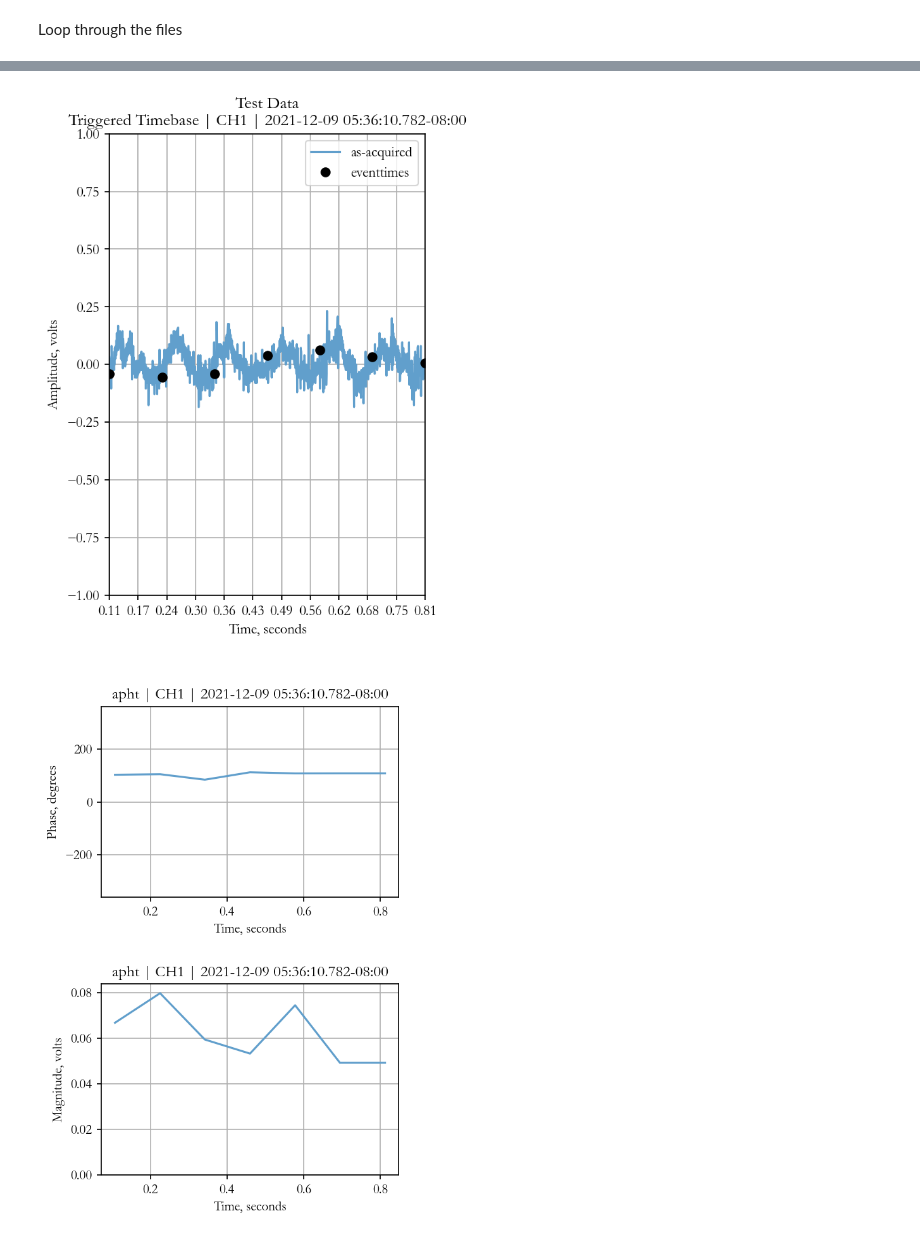
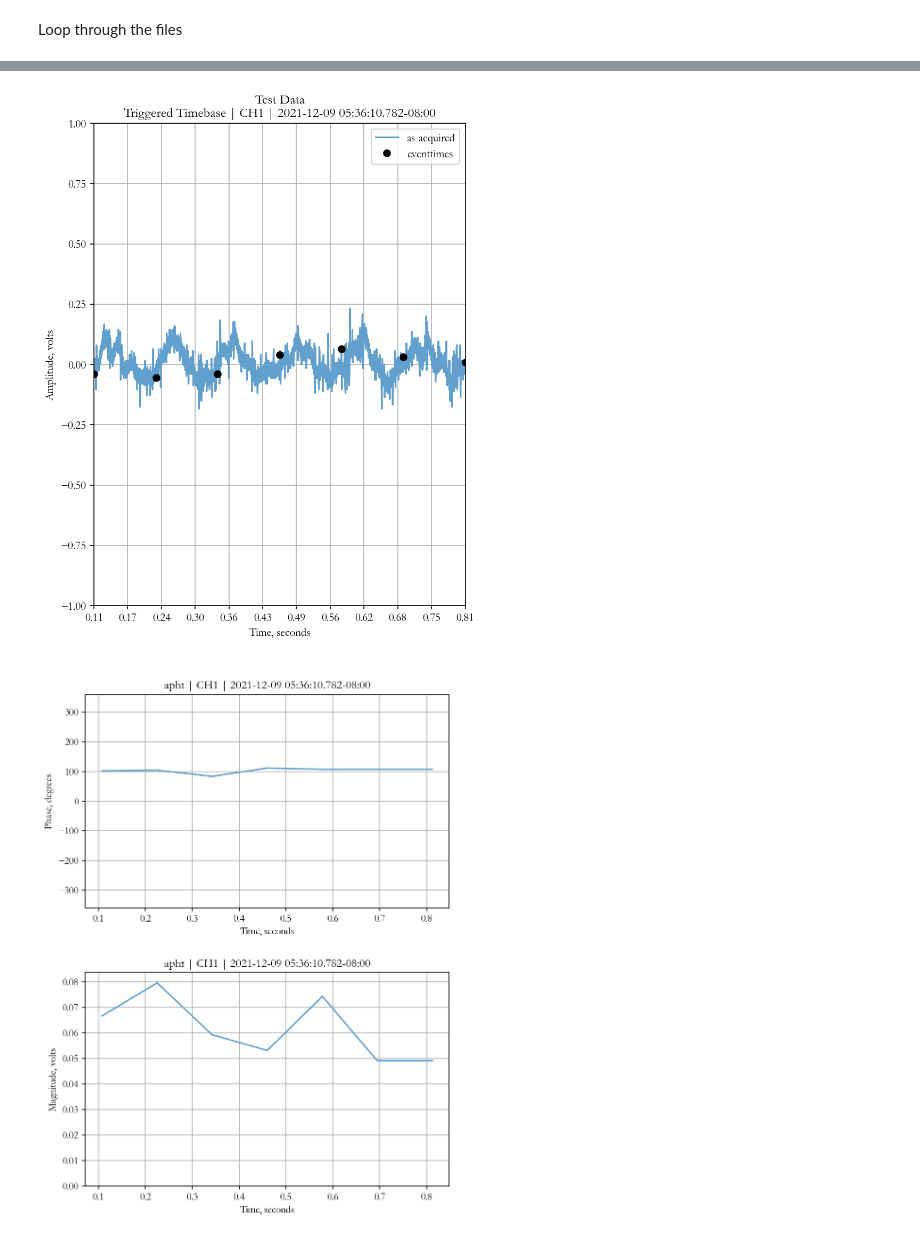
Before and after one commit to RobotSquirrelProd/AppliedVibrationAnalysis, a Jupyter notebook: PlotScopeData.ipynb, the cells around one changed output, grey strips where cells are left out. Saved outputs shown, nothing was run; the diff lists cells and outputs as text; code cells hidden in the pictures.

```diff
--- a/PlotScopeData.ipynb
+++ b/PlotScopeData.ipynb
@@ -4,7 +4,7 @@
 ### Import the libraries
 # %%
 import matplotlib.pyplot as plt
-plt.rcParams['figure.figsize'] = [4, 6]
+plt.rcParams['figure.figsize'] = [6, 8]
 plt.rcParams['figure.dpi'] = 150
 import numpy as np
 import math
@@ -126,7 +126,7 @@ for idx, str_filename in enumerate(lst_filenames):
     # Plotting limits, then plot the signal
     class1.ylim_tb(ylim_tb_in=[-0.5, 0.5])
     class1.ylim_tb(ylim_tb_in=[-1.0, 1.0], idx=1)
-    lst_plot_sig = class1.plt_sigs()
+    lst_plot_sig = class1.plt_sigs(b_plot_sg=True)
 
     np_d_eventtimes = class1.np_d_est_triggers(np_d_sig=class1.np_d_sig, i_direction=0, d_threshold=0.125)
     lst_plt_eventtimes = class1.plt_eventtimes(idx_eventtimes=0, idx=1)
@@ -143,2 +143,2 @@ for idx, str_filename in enumerate(lst_filenames):
-[figure, old version]
+[figure, new version]
-[figure, old version]
+[figure, new version]
```
Also changed, not shown: parts of 4 cells of this notebook, 4 other files.
